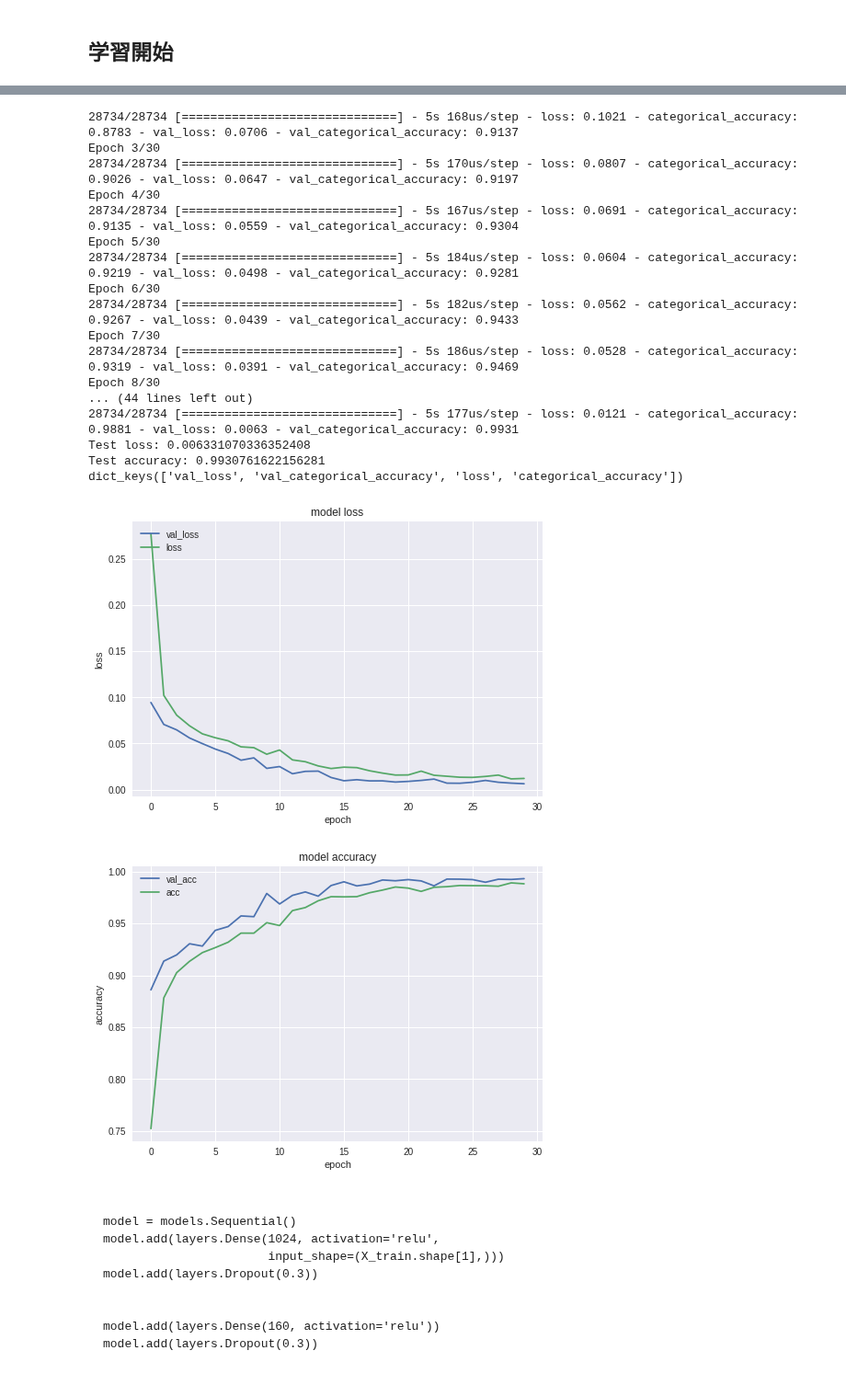
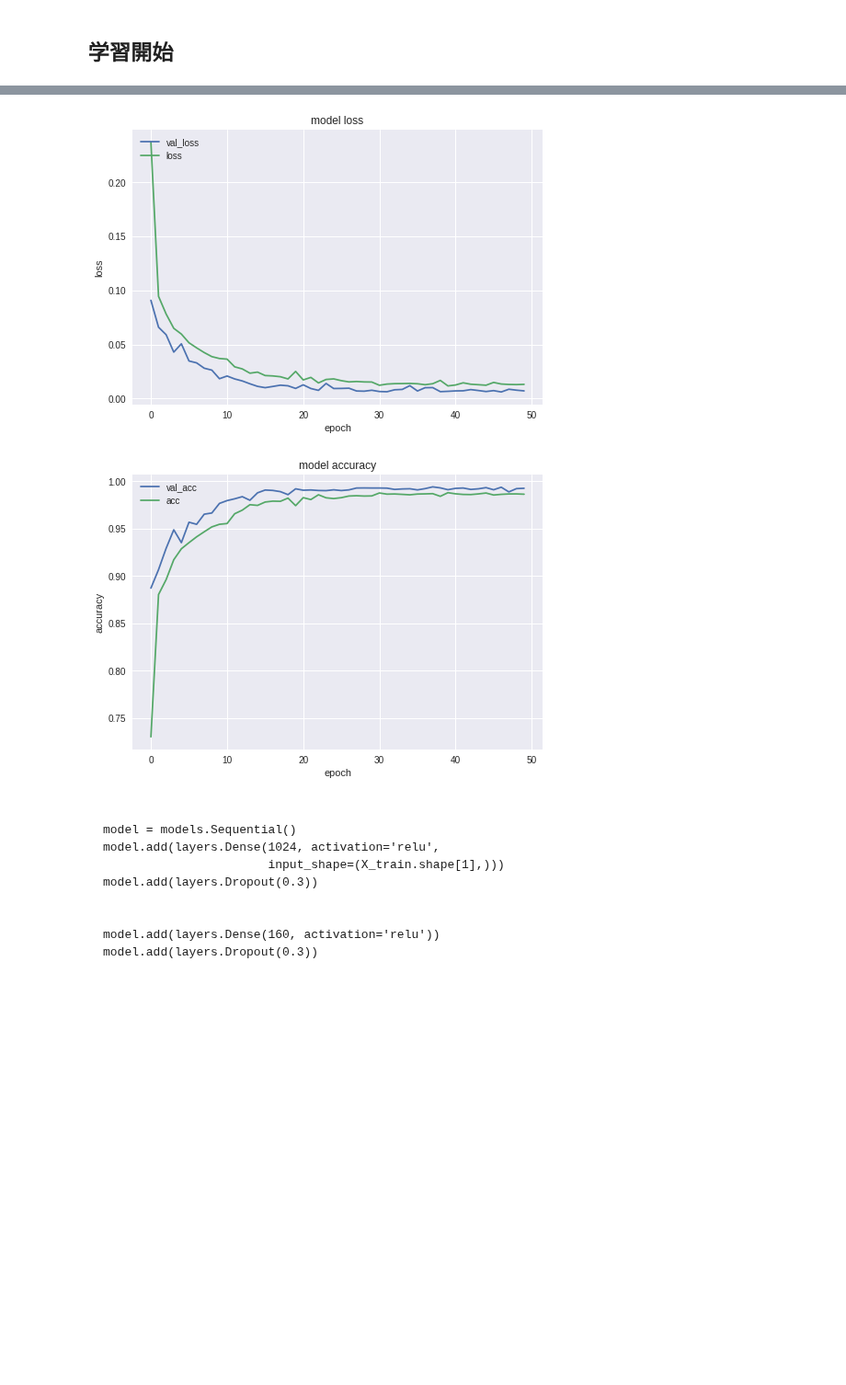
Before and after one commit to sleepless-se/0Colab, a Jupyter notebook: stock_filter_017.ipynb, the cells around one changed output, grey strips where cells are left out. Shown at 92% size. Drawn from its saved outputs; the diff is of its cells as text; code cells hidden in the pictures; blank space fills up the shorter version.

```diff
--- a/stock_filter_017.ipynb
+++ b/stock_filter_017.ipynb
@@ -242,7 +246,7 @@ callbacks_list = [checkpoint]
 # %% [markdown]
 ## 学習開始
 # %%
-EPOCHS = 30
+EPOCHS = 50
 BATCH_SIZE = 275
 
 
@@ -307,22 +324,5 @@ Epoch 2/30
-28734/28734 [==============================] - 5s 168us/step - loss: 0.1021 - categorical_accuracy: 0.8783 - val_loss: 0.0706 - val_categorical_accuracy: 0.9137
-Epoch 3/30
-28734/28734 [==============================] - 5s 170us/step - loss: 0.0807 - categorical_accuracy: 0.9026 - val_loss: 0.0647 - val_categorical_accuracy: 0.9197
-Epoch 4/30
-28734/28734 [==============================] - 5s 167us/step - loss: 0.0691 - categorical_accuracy: 0.9135 - val_loss: 0.0559 - val_categorical_accuracy: 0.9304
-Epoch 5/30
-28734/28734 [==============================] - 5s 184us/step - loss: 0.0604 - categorical_accuracy: 0.9219 - val_loss: 0.0498 - val_categorical_accuracy: 0.9281
-Epoch 6/30
-28734/28734 [==============================] - 5s 182us/step - loss: 0.0562 - categorical_accuracy: 0.9267 - val_loss: 0.0439 - val_categorical_accuracy: 0.9433
-Epoch 7/30
-28734/28734 [==============================] - 5s 186us/step - loss: 0.0528 - categorical_accuracy: 0.9319 - val_loss: 0.0391 - val_categorical_accuracy: 0.9469
-Epoch 8/30
-... (44 lines left out)
-28734/28734 [==============================] - 5s 177us/step - loss: 0.0121 - categorical_accuracy: 0.9881 - val_loss: 0.0063 - val_categorical_accuracy: 0.9931
-Test loss: 0.006331070336352408
-Test accuracy: 0.9930761622156281
-dict_keys(['val_loss', 'val_categorical_accuracy', 'loss', 'categorical_accuracy'])
-[figure, old version]
+[figure, new version]
-[figure, old version]
+[figure, new version]
 # %% [markdown]
 
 
```
Also changed, not shown: parts of 4 cells of this notebook.
